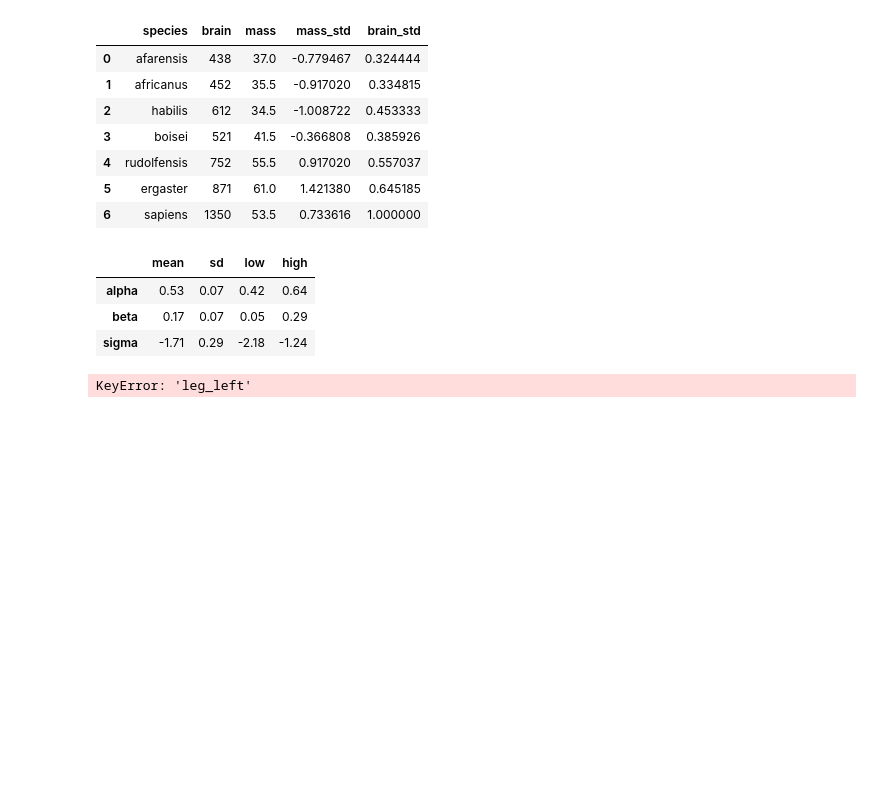
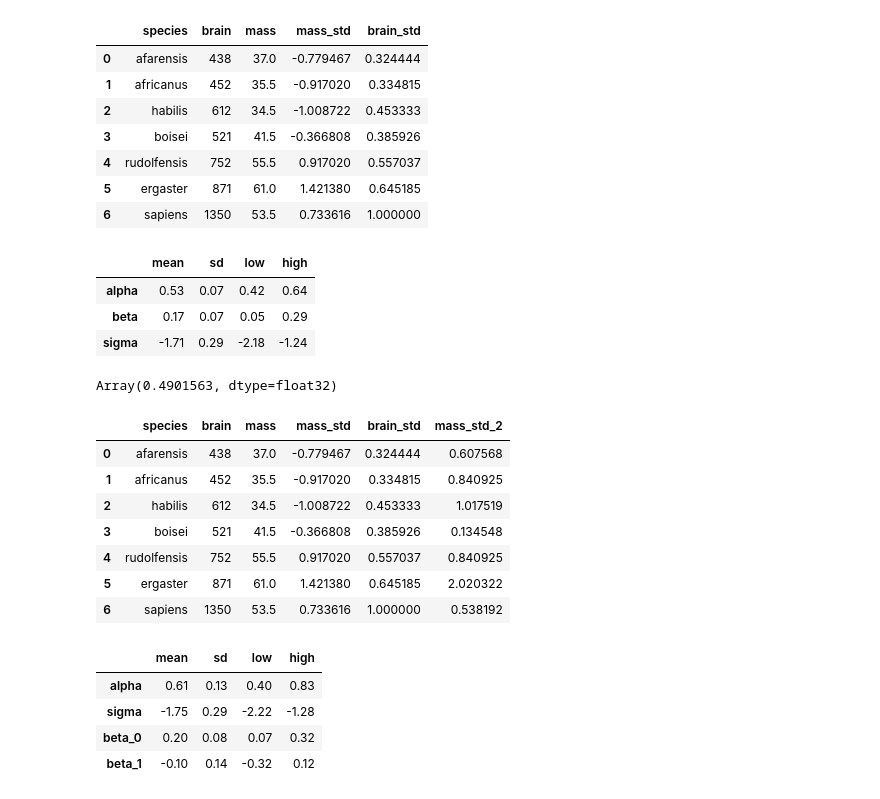
Before and after one commit to sushmit86/Statiistical_rethinking_jax, a Jupyter notebook: sushmit_07__Ulysses_Compass.ipynb, the cells around one changed output. Saved outputs shown, nothing was run; the diff lists cells and outputs as text; code cells hidden in the pictures; blank space fills up the shorter version.

```diff
--- a/sushmit_07__Ulysses_Compass.ipynb
+++ b/sushmit_07__Ulysses_Compass.ipynb
@@ -151,3 +151,12 @@ df_result.round(2)
 | alpha | 0.53 | 0.07 | 0.42 | 0.64 |
 | beta | 0.17 | 0.07 | 0.05 | 0.29 |
 | sigma | -1.71 | 0.29 | -2.18 | -1.24 |
+# %%
+#@title 7.5
+post_samples_array = df_post_samples_m_7_1.to_numpy()
+fn_mu = lambda _samples,_mass_arr : _samples[:,0] + _samples[:,1] * (_mass_arr)
+sampled_mu = jax.vmap(fn_mu,in_axes=(None,0),out_axes=1)(post_samples_array,mass_arr)
+r = sampled_mu.mean(axis=0) - brain_arr
+1 - np.var(r)/np.var(brain_arr)
+# %% [output]
+Array(0.4901563, dtype=float32)
@@ -154,31 +167,49 @@ df_result.round(2)
+# %%
+d['mass_std'] = (d.mass - np.mean(d.mass))/np.std(d.mass,ddof=1)
+d['mass_std_2'] = d.mass_std**2
+d['brain_std'] = d.brain/np.max(d.brain)
+display(d)
+brain_arr =jnp.array(d.brain_std)
+mass_arr = jnp.array(d.mass_std)
+mass_arr_2 = jnp.array(d.mass_std_2)
+mass_matrix = jnp.column_stack((mass_arr,mass_arr_2))
+# %% [output]
+|  | species | brain | mass | mass_std | brain_std | mass_std_2 |
+| 0 | afarensis | 438 | 37.0 | -0.779467 | 0.324444 | 0.607568 |
+| 1 | africanus | 452 | 35.5 | -0.917020 | 0.334815 | 0.840925 |
+| 2 | habilis | 612 | 34.5 | -1.008722 | 0.453333 | 1.017519 |
+| 3 | boisei | 521 | 41.5 | -0.366808 | 0.385926 | 0.134548 |
+| 4 | rudolfensis | 752 | 55.5 | 0.917020 | 0.557037 | 0.840925 |
+| 5 | ergaster | 871 | 61.0 | 1.421380 | 0.645185 | 2.020322 |
+| 6 | sapiens | 1350 | 53.5 | 0.733616 | 1.000000 | 0.538192 |
 # %%
-leg_left_arr = jnp.array(d['leg_left'])
-leg_right_arr = jnp.array(d['leg_right'])
-height_arr = jnp.array(d['height'])
-model6_1 = tfd.JointDistributionNamedAutoBatched(OrderedDict(
-    alpha = tfd.Normal(loc=10.0,scale=100),
-    bl = tfd.Normal(loc=2,scale=10),
-    br = tfd.Normal(loc=2,scale=10),
-    sigma = tfd.Exponential(rate = 1.0),
-    mu = lambda alpha,bl,br: tfd.Deterministic(alpha + bl * leg_left_arr + br * leg_right_arr),
-    h = lambda mu,sigma: tfd.Normal(loc=mu,scale=sigma)
+#@title 7.7
+model7_2 = tfd.JointDistributionNamedAutoBatched(OrderedDict(
+    alpha = tfd.Normal(loc = 0.5, scale = 1.0),
+     sigma = tfd.Normal(loc = 0.0, scale = 1.0),
+    beta = tfd.Sample(tfd.Normal(loc = 0.0, scale = 10.0),sample_shape =2),
+    mu = lambda alpha,beta : tfd.Deterministic(alpha + jnp.matmul(mass_matrix,beta)),
+    brain = lambda mu,sigma : tfd.Normal(loc = mu, scale = jnp.exp(sigma))
 ))
-def nll6_1(parameters):
-  samples = model6_1.sample(
-      h = height_arr,
+def nll7_2(parameters):
+  samples = model7_2.sample(
+      brain = brain_arr,
       alpha = parameters[0],
-      bl = parameters[1],
-      br = parameters[2],
-      sigma = parameters[3],
+      sigma = parameters[1],
+      beta = parameters[2:],
       seed = jax.random.PRNGKey(42))
-  return -1* model6_1.log_prob(samples)
-
-optimize_fn = ScipyMinimize(fun= nll6_1,method='L-BFGS-B')
-alpha_start = model6_1.parameters['model']['alpha'].mean()
-bl_start = model6_1.parameters['model']['bl'].mean()
-br_start = model6_1.parameters['model']['br'].mean()
-sigma_start = model6_1.parameters['model']['sigma'].mean()
-results = optimize_fn.run(init_params=jnp.array([alpha_start,bl_start,br_start,sigma_start]))
-df_result,cov_matrix,df_post_samples_m_6_1 = marginal_test_results(model6_1,results,nll6_1)
+  return -1*model7_2.log_prob(samples)
+optimize_fn = ScipyMinimize(fun = nll7_2, method = 'L-BFGS-B')
+alpha_start = model7_2.parameters['model']['alpha'].mean()
+beta_start = jnp.zeros(2)
+sigma_start = model7_2.parameters['model']['sigma'].mean()
+results = optimize_fn.run(init_params = jnp.concatenate((jnp.append(jnp.array(alpha_start),jnp.array(sigma_start)),
+                 beta_start)))
+df_result,cov_matrix, df_post_samples_m_7_2 = marginal_test_results(model7_2,results,nll7_2)
+df_result.round(2)
 # %% [output]
-KeyError: 'leg_left'
+|  | mean | sd | low | high |
+| alpha | 0.61 | 0.13 | 0.40 | 0.83 |
+| sigma | -1.75 | 0.29 | -2.22 | -1.28 |
+| beta_0 | 0.20 | 0.08 | 0.07 | 0.32 |
+| beta_1 | -0.10 | 0.14 | -0.32 | 0.12 |
```
Also changed, not shown: parts of 2 cells of this notebook.
